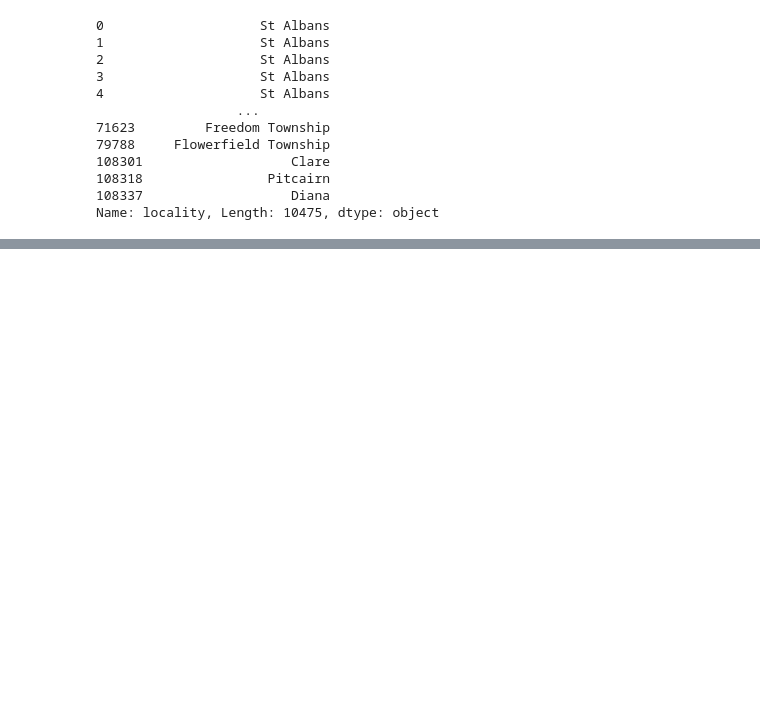
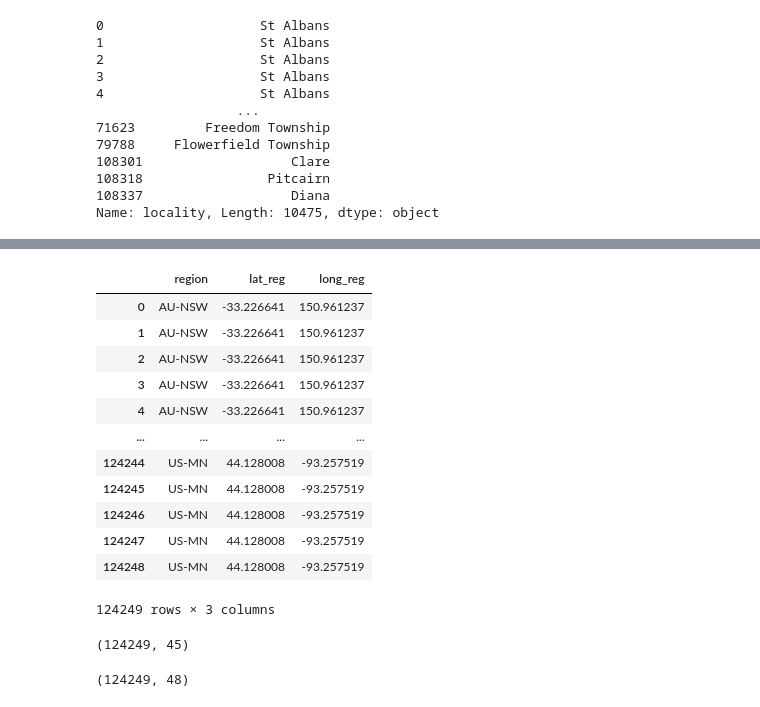
Before and after one commit to jeugregg/transport-risk-mitigation, a Jupyter notebook: 01_Exploration.ipynb, the cells around one changed output, grey strips where cells are left out. Cells and saved outputs as stored; diff of their text form; code cells hidden in the pictures; blank space fills up the shorter version.

```diff
--- a/01_Exploration.ipynb
+++ b/01_Exploration.ipynb
@@ -736,0 +773,25 @@ Name: locality, Length: 10475, dtype: object
+# %%
+df_imp = df_imp.merge(df_reg, on="region")
+df_imp[["region", "lat_reg", "long_reg"]]
+# %% [output]
+|  | region | lat_reg | long_reg |
+| 0 | AU-NSW | -33.226641 | 150.961237 |
+| 1 | AU-NSW | -33.226641 | 150.961237 |
+| 2 | AU-NSW | -33.226641 | 150.961237 |
+| 3 | AU-NSW | -33.226641 | 150.961237 |
+| 4 | AU-NSW | -33.226641 | 150.961237 |
+| ... | ... | ... | ... |
+| 124244 | US-MN | 44.128008 | -93.257519 |
+| 124245 | US-MN | 44.128008 | -93.257519 |
+| 124246 | US-MN | 44.128008 | -93.257519 |
+| 124247 | US-MN | 44.128008 | -93.257519 |
+| 124248 | US-MN | 44.128008 | -93.257519 |
+124249 rows × 3 columns
+# %%
+df.shape
+# %% [output]
+(124249, 45)
+# %%
+df_imp.shape
+# %% [output]
+(124249, 48)
```
Also changed, not shown: parts of 6 cells of this notebook.
